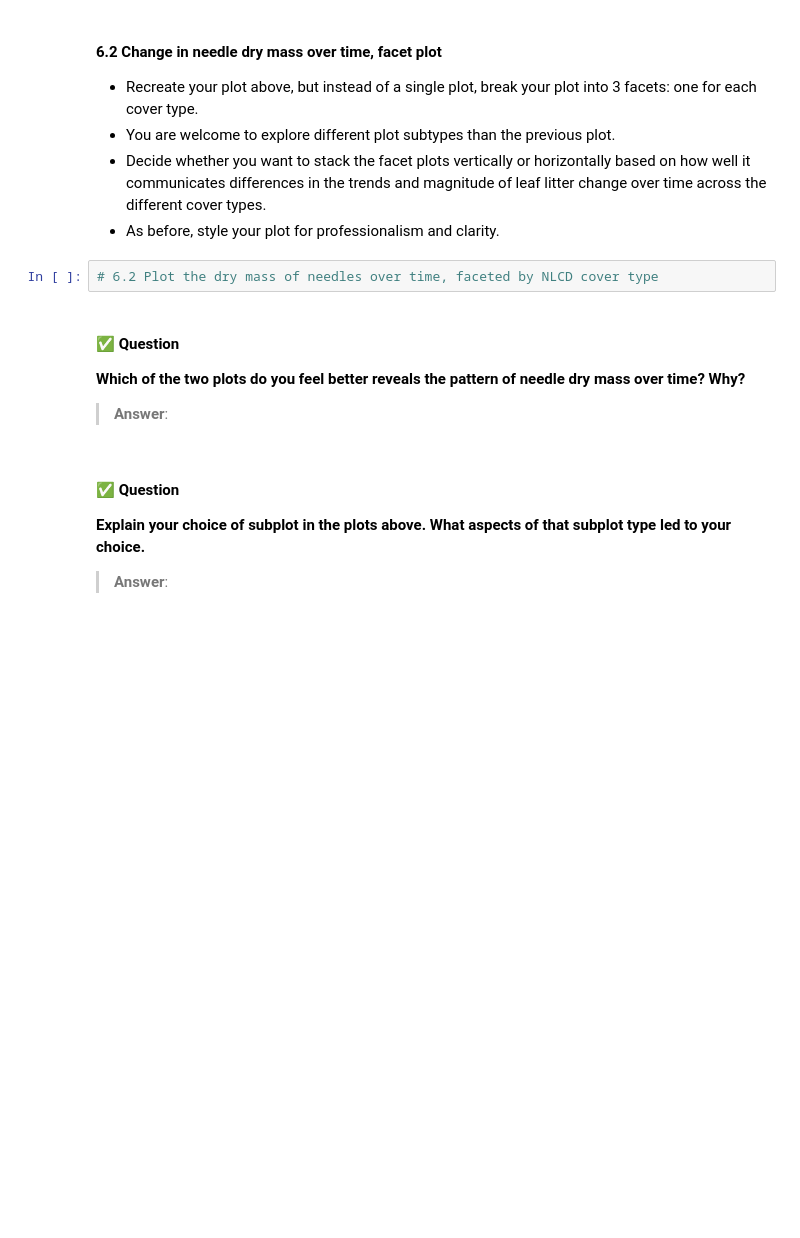
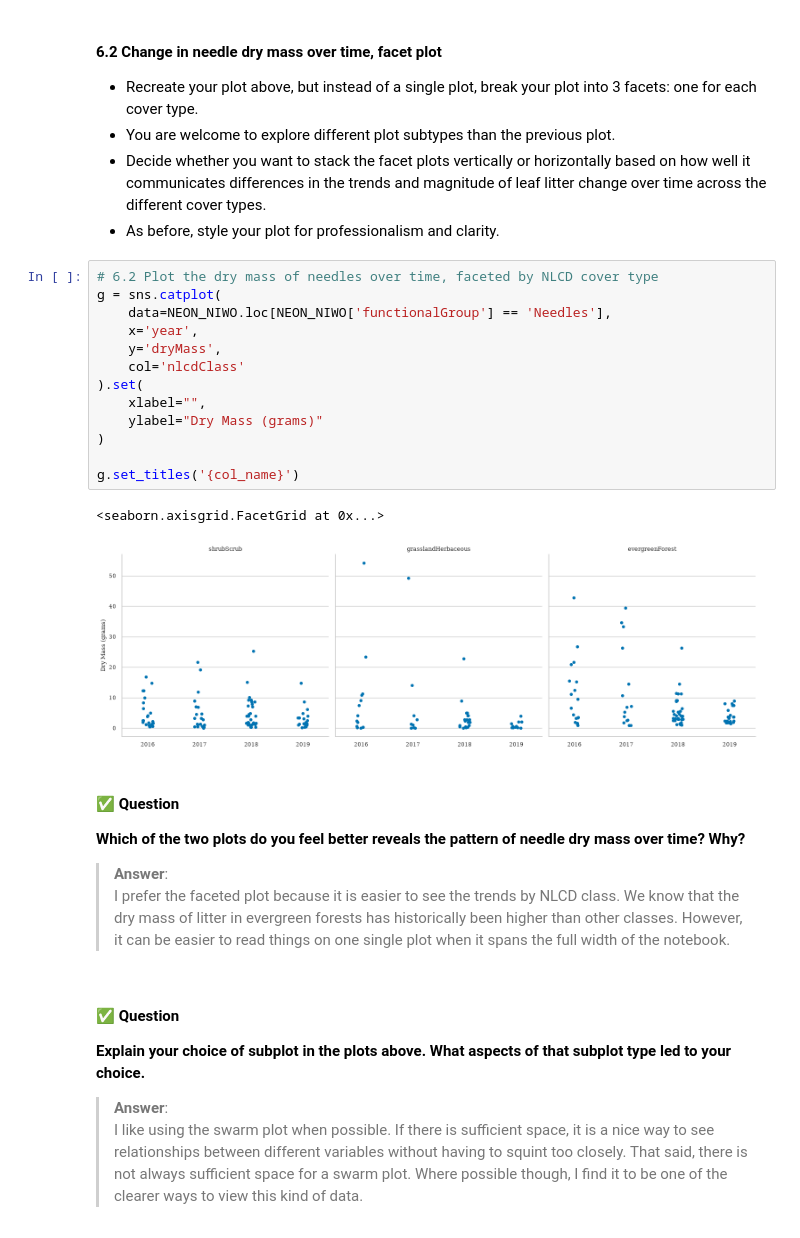
Before and after one commit to maya-schroder/ENV700, a Jupyter notebook: assingments/mis32_A5-DataVisualization.ipynb, the cells around one changed output. Cells and saved outputs as stored; diff of their text form; blank space fills up the shorter version.

```diff
--- a/assingments/mis32_A5-DataVisualization.ipynb
+++ b/assingments/mis32_A5-DataVisualization.ipynb
@@ -206,13 +253,27 @@ We are curious how the amount of needles is changing from year to year, specific
 * As before, style your plot for professionalism and clarity.
 # %%
 # 6.2 Plot the dry mass of needles over time, faceted by NLCD cover type
+g = sns.catplot(
+    data=NEON_NIWO.loc[NEON_NIWO['functionalGroup'] == 'Needles'],
+    x='year',
+    y='dryMass',
+    col='nlcdClass'
+).set(
+    xlabel="",
+    ylabel="Dry Mass (grams)"
+)
+
+g.set_titles('{col_name}')
+# %% [output]
+<seaborn.axisgrid.FacetGrid at 0x...>
+[figure, added]
 # %% [markdown]
 #### ✅ Question
 **Which of the two plots do you feel better reveals the pattern of needle dry mass over time? Why?**
 > **Answer**:
->
+> I prefer the faceted plot because it is easier to see the trends by NLCD class. We know that the dry mass of litter in evergreen forests has historically been higher than other classes. However, it can be easier to read things on one single plot when it spans the full width of the notebook.
 # %% [markdown]
 #### ✅ Question
 **Explain your choice of subplot in the plots above. What aspects of that subplot type led to your choice.**
 > **Answer**:
->
+>  I like using the swarm plot when possible. If there is sufficient space, it is a nice way to see relationships between different variables without having to squint too closely. That said, there is not always sufficient space for a swarm plot. Where possible though, I find it to be one of the clearer ways to view this kind of data.
```
Also changed, not shown: parts of 4 cells of this notebook.
